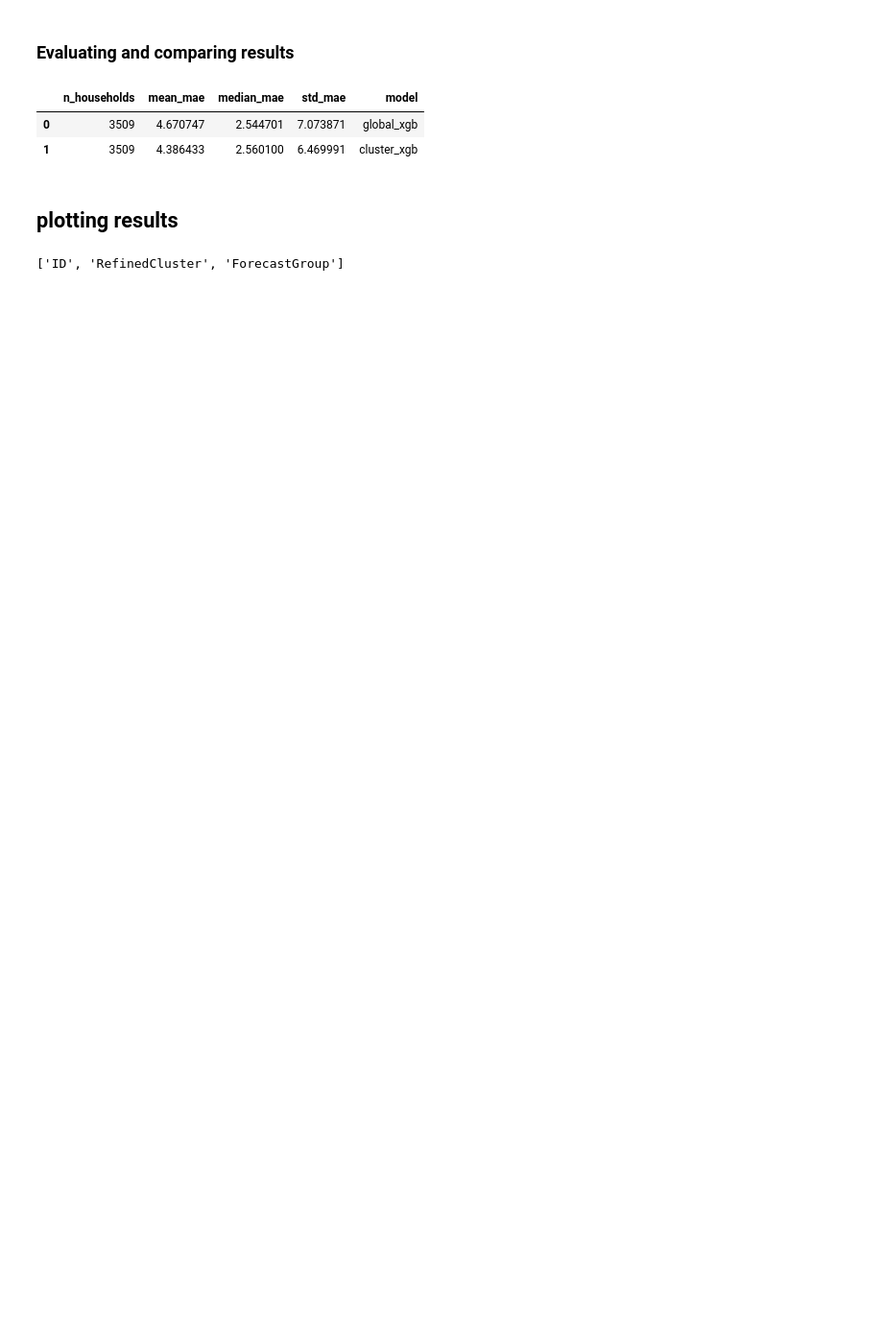
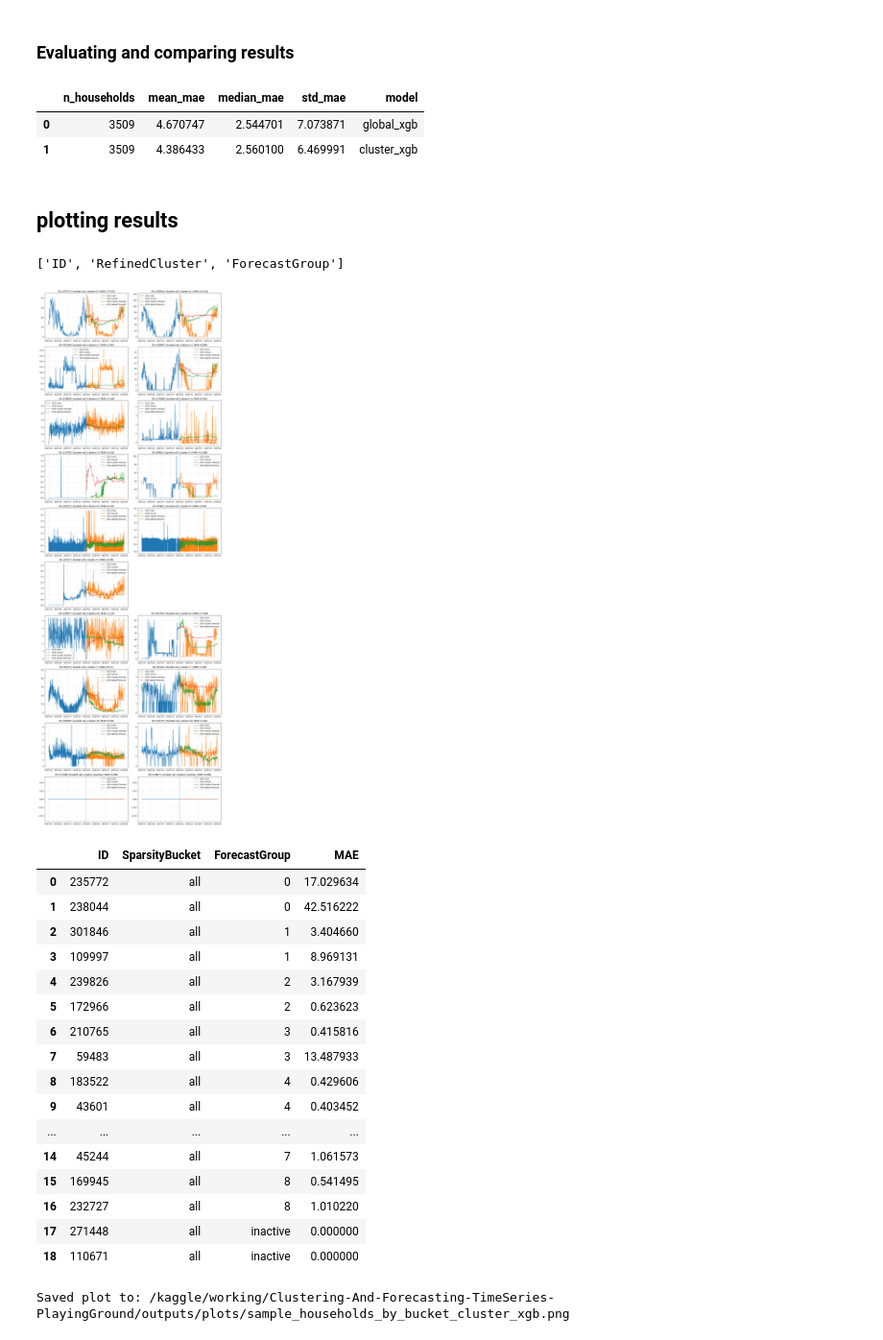
Before and after one commit to QuirkyCroissant/Clustering-And-Forecasting-TimeSeries-PlayingGround, a Jupyter notebook: notebooks/02_cluster_forecasting_lgbm_xgb.ipynb, the cells around one changed output. Shown at 96% size. Saved outputs shown, nothing was run; the diff lists cells and outputs as text; code cells hidden in the pictures; blank space fills up the shorter version.

```diff
--- a/notebooks/02_cluster_forecasting_lgbm_xgb.ipynb
+++ b/notebooks/02_cluster_forecasting_lgbm_xgb.ipynb
@@ -368,8 +361,49 @@ def plot_random_households_by_bucket_and_cluster(
     plt.tight_layout()
     plt.show()
 
-    return sampled
+    return sampled, fig
 # %%
 print(cluster_labels.columns.tolist())
 # %% [output]
 ['ID', 'RefinedCluster', 'ForecastGroup']
+# %%
+sampled_households, fig = plot_random_households_by_bucket_and_cluster(
+    train_23_wide=train_23,
+    test_24_wide=test_24,
+    pred_cluster_wide=pred_cluster_xgb,
+    cluster_labels=cluster_labels,
+    mae_cluster_df=mae_cluster,
+    pred_global_wide=pred_global_xgb,   # optional, but useful
+    bucket_col="SparsityBucket",        # change if your CSV uses another bucket column name
+    cluster_col="ForecastGroup",
+    n_per_group=2,
+    random_state=42,
+    max_groups=None,
+)
+
+display(sampled_households)
+# %% [output]
+[figure, added]
+|  | ID | SparsityBucket | ForecastGroup | MAE |
+| 0 | 235772 | all | 0 | 17.029634 |
+| 1 | 238044 | all | 0 | 42.516222 |
+| 2 | 301846 | all | 1 | 3.404660 |
+| 3 | 109997 | all | 1 | 8.969131 |
+| 4 | 239826 | all | 2 | 3.167939 |
+| 5 | 172966 | all | 2 | 0.623623 |
+| 6 | 210765 | all | 3 | 0.415816 |
+| 7 | 59483 | all | 3 | 13.487933 |
+| 8 | 183522 | all | 4 | 0.429606 |
+| 9 | 43601 | all | 4 | 0.403452 |
+| ... | ... | ... | ... | ... |
+| 14 | 45244 | all | 7 | 1.061573 |
+| 15 | 169945 | all | 8 | 0.541495 |
+| 16 | 232727 | all | 8 | 1.010220 |
+| 17 | 271448 | all | inactive | 0.000000 |
+| 18 | 110671 | all | inactive | 0.000000 |
+# %%
+plot_path = OUT["plots"] / "sample_households_by_bucket_cluster_xgb.png"
+fig.savefig(plot_path, dpi=200, bbox_inches="tight")
+print(f"Saved plot to: {plot_path}")
+# %% [output]
+Saved plot to: /kaggle/working/Clustering-And-Forecasting-TimeSeries-PlayingGround/outputs/plots/sample_households_by_bucket_cluster_xgb.png
```
Also changed, not shown: parts of 2 cells of this notebook.
